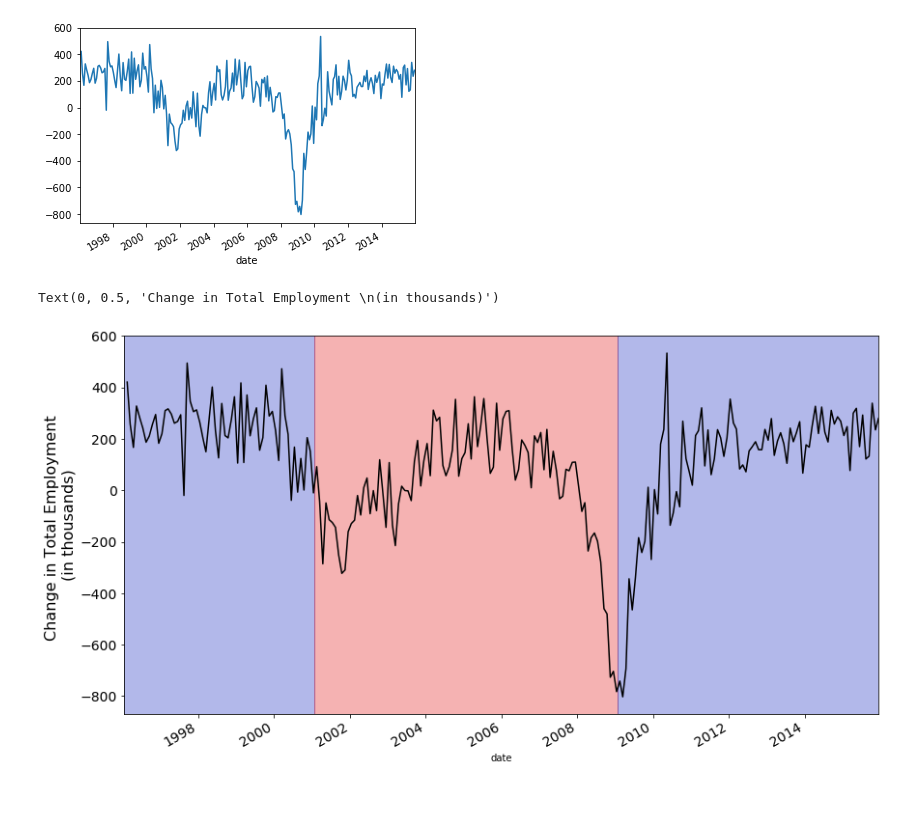
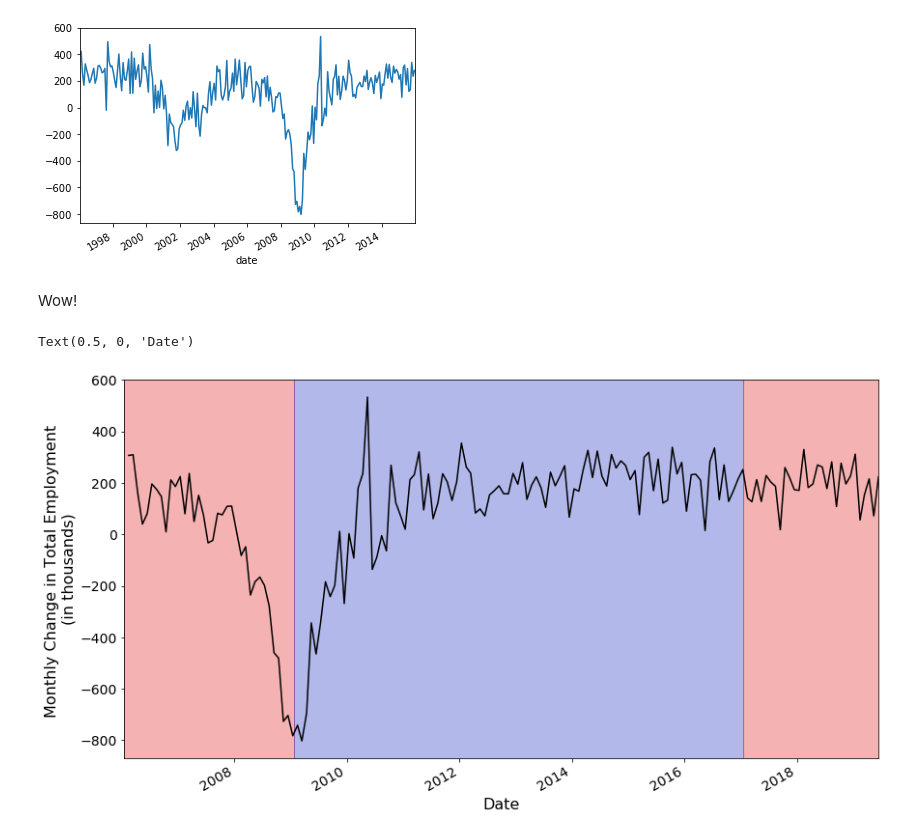
Before and after one commit to MattTriano/Econ_Stats, a Jupyter notebook: analysis/Employment_analysis.ipynb, the cells around one changed output. Cells and saved outputs as stored; diff of their text form; code cells hidden in the pictures; blank space fills up the shorter version.

Commit message:
cleaned up implemtation and built a monthly change diff function

```diff
--- a/analysis/Employment_analysis.ipynb
+++ b/analysis/Employment_analysis.ipynb
@@ -39,6 +41,7 @@ employment['value'] = employment['value'].astype('int64')
 employment['Year'] = employment['Year'].astype(str)
 employment['date'] = employment['variable'] + ' 15, ' + employment['Year']
 employment['date'] = pd.to_datetime(employment['date'], format='%b %d, %Y')
+employment = employment.set_index('date').sort_index()
 # %%
 employment.head()
 # %% [output]
@@ -193,28 +120,35 @@ emp_diff['1990':'2020'].plot()
 # %% [output]
 <matplotlib.axes._subplots.AxesSubplot at 0x...>
 [figure]
+# %% [markdown]
+Wow!
 # %%
-emp_diff = emp_df.loc['1996':'2015', 'value'].diff()
-ax = emp_diff['1996':'2015'].plot(x='date', y='value', figsize=(14, 8), linewidth=1.5, color='black',
+start_date = '2006-01-01'
+end_date = '2020-12-31'
+fs = 16
+
+emp_diff = employment.loc[start_date: end_date, 'value'].diff()
+ax = emp_diff[start_date: end_date].plot(x='date', y='value', figsize=(14, 8), linewidth=1.5, color='black',
                      label='Employment (in thousands)')
 
 ax.tick_params(labelsize=14)
 ax.axvspan(datetime.strptime('Jan 20, 1989', '%b %d, %Y'),
            datetime.strptime('Jan 20, 1993', '%b %d, %Y'),
            color='#de0100', lw=1, alpha=0.3)
 ax.axvspan(datetime.strptime('Jan 20, 1993', '%b %d, %Y'),
            datetime.strptime('Jan 20, 2001', '%b %d, %Y'),
            color='#0015bc', lw=1, alpha=0.3)
 ax.axvspan(datetime.strptime('Jan 20, 2001', '%b %d, %Y'),
            datetime.strptime('Jan 20, 2009', '%b %d, %Y'),
            color='#de0100', lw=1, alpha=0.3)
 ax.axvspan(datetime.strptime('Jan 20, 2009', '%b %d, %Y'),
            datetime.strptime('Jan 20, 2017', '%b %d, %Y'),
            color='#0015bc', lw=1, alpha=0.3)
 ax.axvspan(datetime.strptime('Jan 20, 2017', '%b %d, %Y'),
            datetime.strptime('Jan 20, 2020', '%b %d, %Y'),
            color='#de0100', lw=1, alpha=0.3)
-ax.set_ylabel('Change in Total Employment \n(in thousands)', fontsize=16)
+ax.set_ylabel('Monthly Change in Total Employment \n(in thousands)', fontsize=fs)
+ax.set_xlabel('Date', fontsize=fs)
 # %% [output]
-Text(0, 0.5, 'Change in Total Employment \n(in thousands)')
+Text(0.5, 0, 'Date')
-[figure, old version]
+[figure, new version]
```
Also changed, not shown: parts of 17 cells of this notebook, 1 other file.
